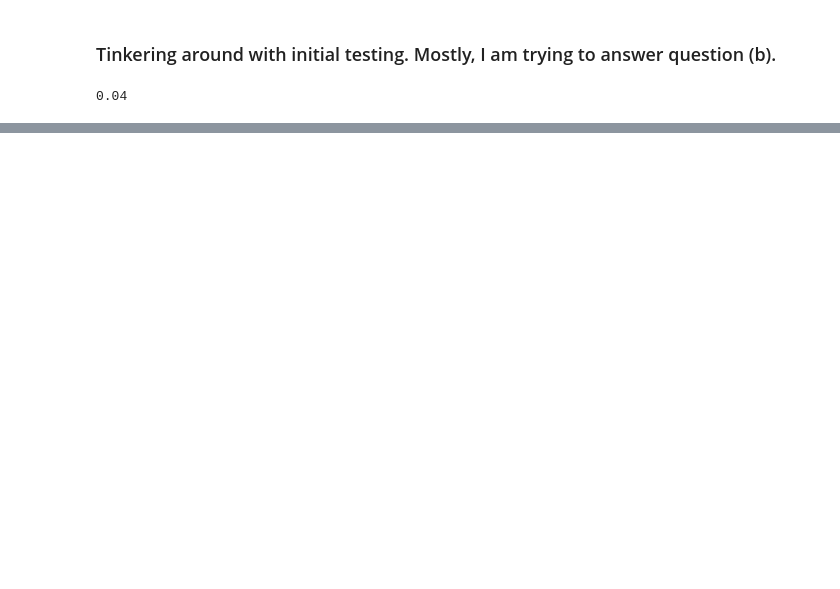
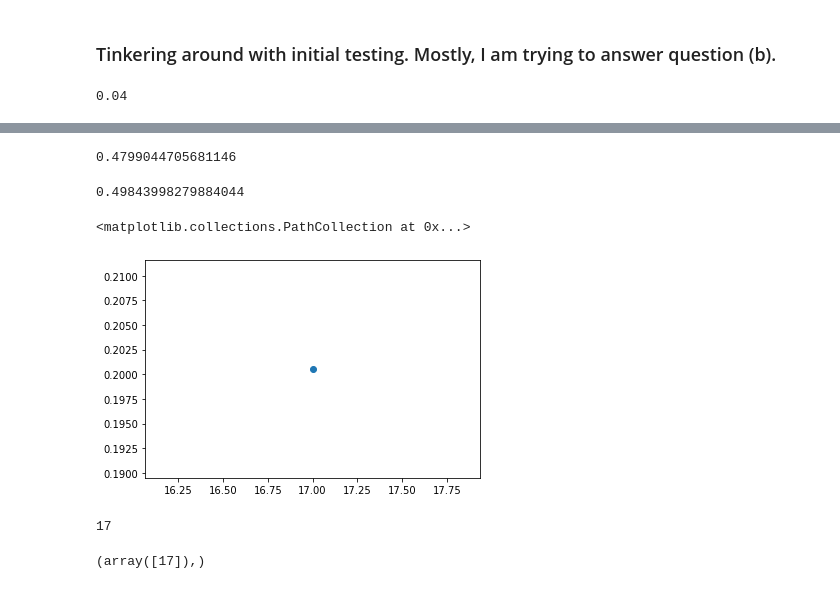
Before and after one commit to mr-devs/mean_field_quals, a Jupyter notebook: notebooks/2020-06-03_initial-testing.ipynb, the cells around one changed output, grey strips where cells are left out. Drawn from its saved outputs; the diff is of its cells as text; code cells hidden in the pictures; blank space fills up the shorter version.

Commit message:
first problem euler (b)

```diff
--- a/notebooks/2020-06-03_initial-testing.ipynb
+++ b/notebooks/2020-06-03_initial-testing.ipynb
@@ -318,0 +82,13 @@ all_steps[0]
+# %%
+def deriv(beta_o, beta_m, sus_o, sus_m, inf_o, inf_m, k):
+    # Ordinary folks first
+    ds_o = -beta_o * sus_o * (inf_o + inf_m)
+    di_o = (beta_o * sus_o * (inf_o + inf_m)) - k*inf_o
+    dr_o = k*inf_o
+
+    # Misinfo folks next
+    ds_m = -beta_m * sus_m * (inf_o + inf_m)
+    di_m = (beta_m * sus_m * (inf_o + inf_m)) - k*inf_m
+    dr_m = k*inf_m
+
+    return ds_o, di_o, dr_o, ds_m, di_m, dr_m
@@ -318,0 +181,20 @@ all_steps[0]
+# %%
+beta_values = np.arange(.01, 1.01, .01)
+
+totals = []
+r0s_ = []
+
+for beta in beta_values:
+    S_o, S_m, I_o, I_m, R_o, R_m, r0s = run_simulation(
+        frac_ord= .5,
+        prop_infec=.001,
+        num_days=100,
+        beta_ord=beta,
+        recovery_days=5
+    )
+    total_ord_inf = max(R_o)
+    total_mis_inf = max(R_m)
+
+    r0s_.append(list(r0s)+[beta])
+
+    totals.append((total_ord_inf, total_mis_inf, beta))
@@ -318,0 +337,30 @@ all_steps[0]
+# %%
+max(R_o)
+# %% [output]
+0.4799044705681146
+# %%
+max(R_m)
+# %% [output]
+0.49843998279884044
+# %%
+def get_peak_day(infected_array):
+    return np.where(np.array(infected_array) == max(infected_array))[0][0]
+# %%
+peak_day_ord = get_peak_day(I_o)
+peak_val_ord = max(I_o)
+
+peak_day_mis = get_peak_day(I_m)
+peak_val_mis = max(I_m)
+# %%
+plt.scatter(peak_day_ord, peak_val_ord)
+# %% [output]
+<matplotlib.collections.PathCollection at 0x...>
+[figure, added]
+# %%
+get_peak_day(I_o)
+# %% [output]
+17
+# %%
+np.where(np.array(I_o) == max(I_o))
+# %% [output]
+(array([17]),)
```
Also changed, not shown: parts of 80 cells of this notebook, 1 other file.
